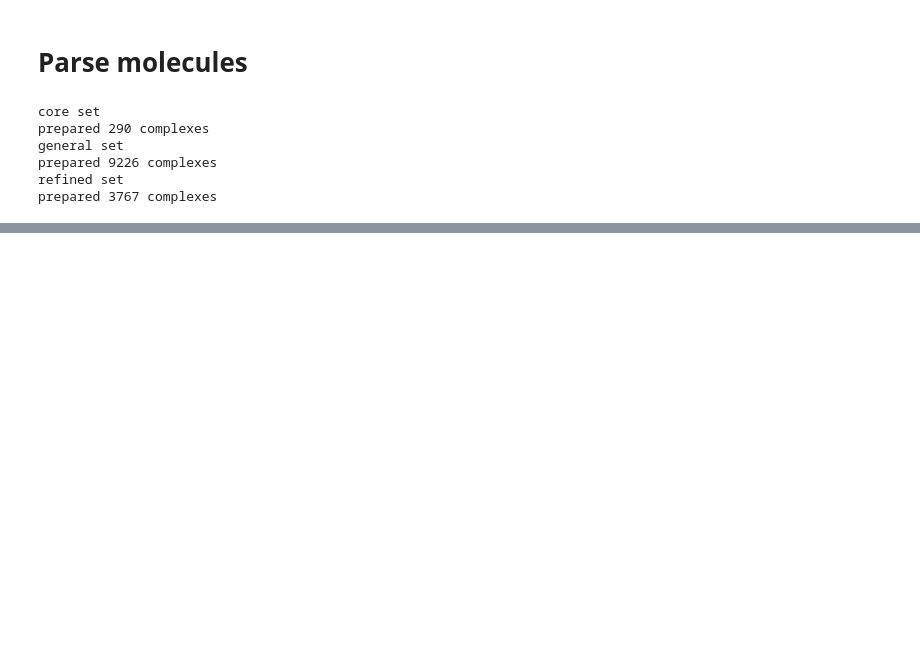
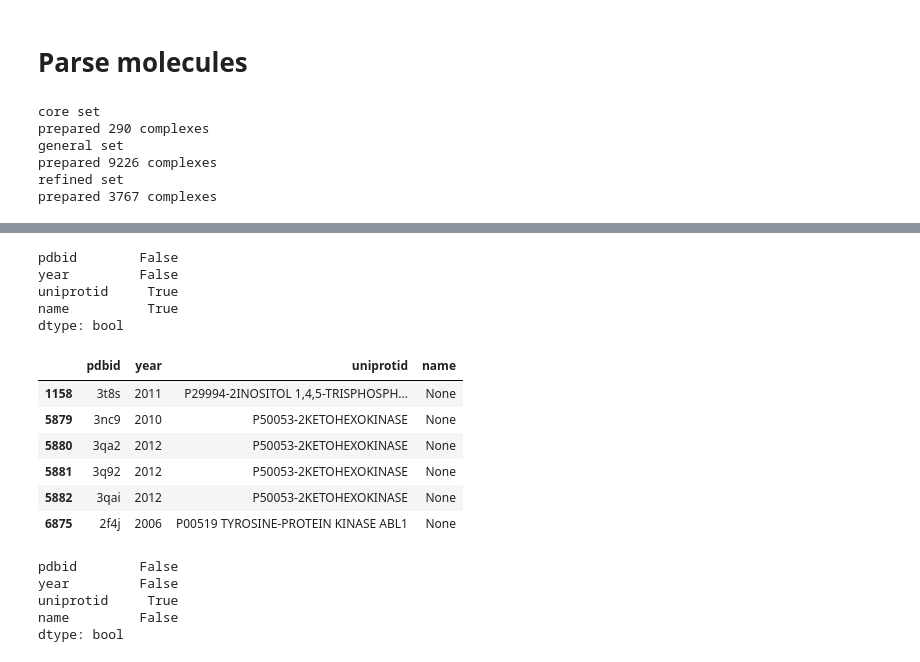
Before and after one commit to kacperszo/pafnucy, a Jupyter notebook: pdbbind_data.ipynb, the cells around one changed output, grey strips where cells are left out. Saved outputs shown, nothing was run; the diff lists cells and outputs as text; code cells hidden in the pictures; blank space fills up the shorter version.

Commit message:
parse protein data

```diff
--- a/pdbbind_data.ipynb
+++ b/pdbbind_data.ipynb
@@ -163,0 +166,6 @@ prepared 3767 complexes
+# %%
+protein_data = pd.read_csv('%s/PDBbind_2016_plain_text_index/index/INDEX_general_PL_name.2016' % path,
+                           comment='#', sep='  ', engine='python', na_values='------',
+                           header=None, names=['pdbid', 'year', 'uniprotid', 'name'])
+
+protein_data.head()
@@ -163,0 +179,39 @@ prepared 3767 complexes
+# %%
+# we assume that PDB IDs are unique
+assert ~protein_data['pdbid'].duplicated().any()
+
+protein_data = protein_data[np.in1d(protein_data['pdbid'], affinity_data['pdbid'])]
+
+# check for missing values
+protein_data.isnull().any()
+# %% [output]
+pdbid        False
+year         False
+uniprotid     True
+name          True
+dtype: bool
+# %%
+protein_data[protein_data['name'].isnull()]
+# %% [output]
+|  | pdbid | year | uniprotid | name |
+| 1158 | 3t8s | 2011 | P29994-2INOSITOL 1,4,5-TRISPHOSPH... | None |
+| 5879 | 3nc9 | 2010 | P50053-2KETOHEXOKINASE | None |
+| 5880 | 3qa2 | 2012 | P50053-2KETOHEXOKINASE | None |
+| 5881 | 3q92 | 2012 | P50053-2KETOHEXOKINASE | None |
+| 5882 | 3qai | 2012 | P50053-2KETOHEXOKINASE | None |
+| 6875 | 2f4j | 2006 | P00519 TYROSINE-PROTEIN KINASE ABL1 | None |
+# %%
+# fix rows with wrong separators between protein ID and name
+
+for idx, row in protein_data[protein_data['name'].isnull()].iterrows():
+    uniprotid = row['uniprotid'][:6]
+    name = row['uniprotid'][7:]
+    protein_data.loc[idx, ['uniprotid', 'name']] = [uniprotid, name]
+
+protein_data.isnull().any()
+# %% [output]
+pdbid        False
+year         False
+uniprotid     True
+name         False
+dtype: bool
```
Also changed, not shown: parts of 3 cells of this notebook, 1 other file.
